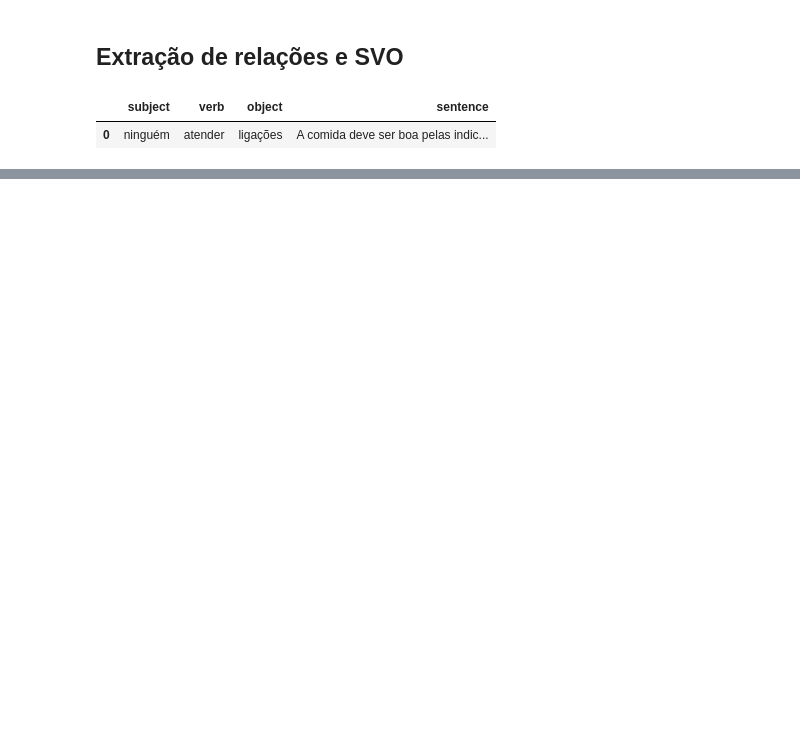
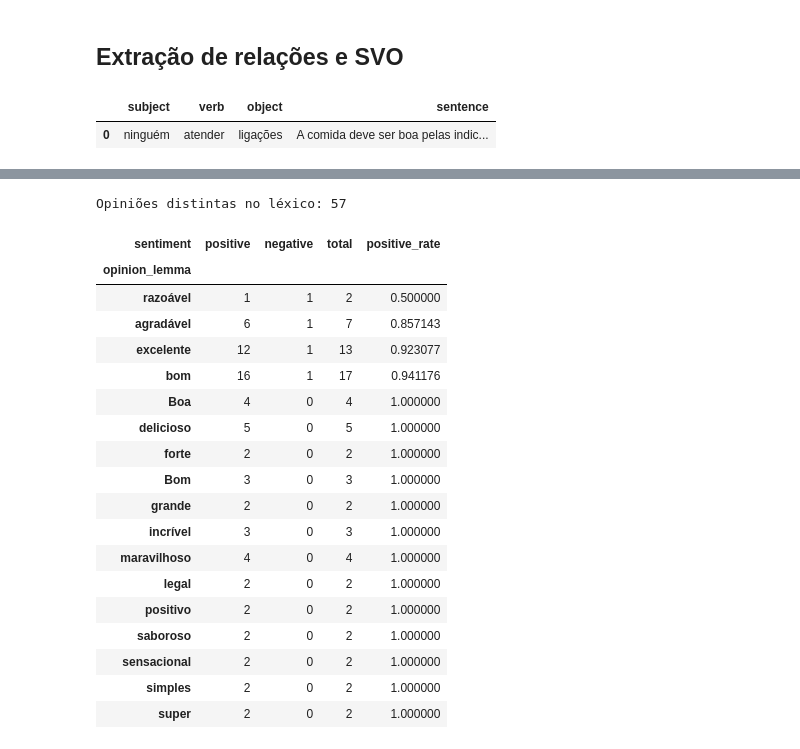
Before and after one commit to incrisvel/adaptaste, a Jupyter notebook: parsing_ner_er.ipynb, the cells around one changed output, grey strips where cells are left out. Saved outputs shown, nothing was run; the diff lists cells and outputs as text; code cells hidden in the pictures; blank space fills up the shorter version.

Commit message:
:sparkles: feat: add sentimental analysis

```diff
--- a/parsing_ner_er.ipynb
+++ b/parsing_ner_er.ipynb
@@ -271,0 +609,51 @@ display(pd.DataFrame(aspect_records))
+# %%
+# Metade das reviews monta o léxico, metade fica de fora para o teste
+rated = aspects_df[aspects_df["rating"].isin([1, 2, 4, 5])].copy()
+rated["sentiment"] = rated["rating"].ge(4).map({True: "positive", False: "negative"})
+
+polarity_lexicon = (
+    rated[rated["review_index"] % 2 == 0]
+    .pivot_table(
+        index="opinion_lemma",
+        columns="sentiment",
+        values="review_index",
+        aggfunc="count",
+        fill_value=0
+    )
+    .reindex(columns=["positive", "negative"], fill_value=0)
+)
+
+polarity_lexicon["total"] = (
+    polarity_lexicon["positive"] + polarity_lexicon["negative"]
+)
+polarity_lexicon["positive_rate"] = (
+    polarity_lexicon["positive"] / polarity_lexicon["total"]
+)
+
+print(f"Opiniões distintas no léxico: {len(polarity_lexicon)}")
+
+display(
+    polarity_lexicon[polarity_lexicon["total"] >= 2]
+    .sort_values("positive_rate")
+)
+# %% [output]
+Opiniões distintas no léxico: 57
+| sentiment | positive | negative | total | positive_rate |
+| opinion_lemma |  |  |  |  |
+| razoável | 1 | 1 | 2 | 0.500000 |
+| agradável | 6 | 1 | 7 | 0.857143 |
+| excelente | 12 | 1 | 13 | 0.923077 |
+| bom | 16 | 1 | 17 | 0.941176 |
+| Boa | 4 | 0 | 4 | 1.000000 |
+| delicioso | 5 | 0 | 5 | 1.000000 |
+| forte | 2 | 0 | 2 | 1.000000 |
+| Bom | 3 | 0 | 3 | 1.000000 |
+| grande | 2 | 0 | 2 | 1.000000 |
+| incrível | 3 | 0 | 3 | 1.000000 |
+| maravilhoso | 4 | 0 | 4 | 1.000000 |
+| legal | 2 | 0 | 2 | 1.000000 |
+| positivo | 2 | 0 | 2 | 1.000000 |
+| saboroso | 2 | 0 | 2 | 1.000000 |
+| sensacional | 2 | 0 | 2 | 1.000000 |
+| simples | 2 | 0 | 2 | 1.000000 |
+| super | 2 | 0 | 2 | 1.000000 |
```
Also changed, not shown: parts of 13 cells of this notebook.
